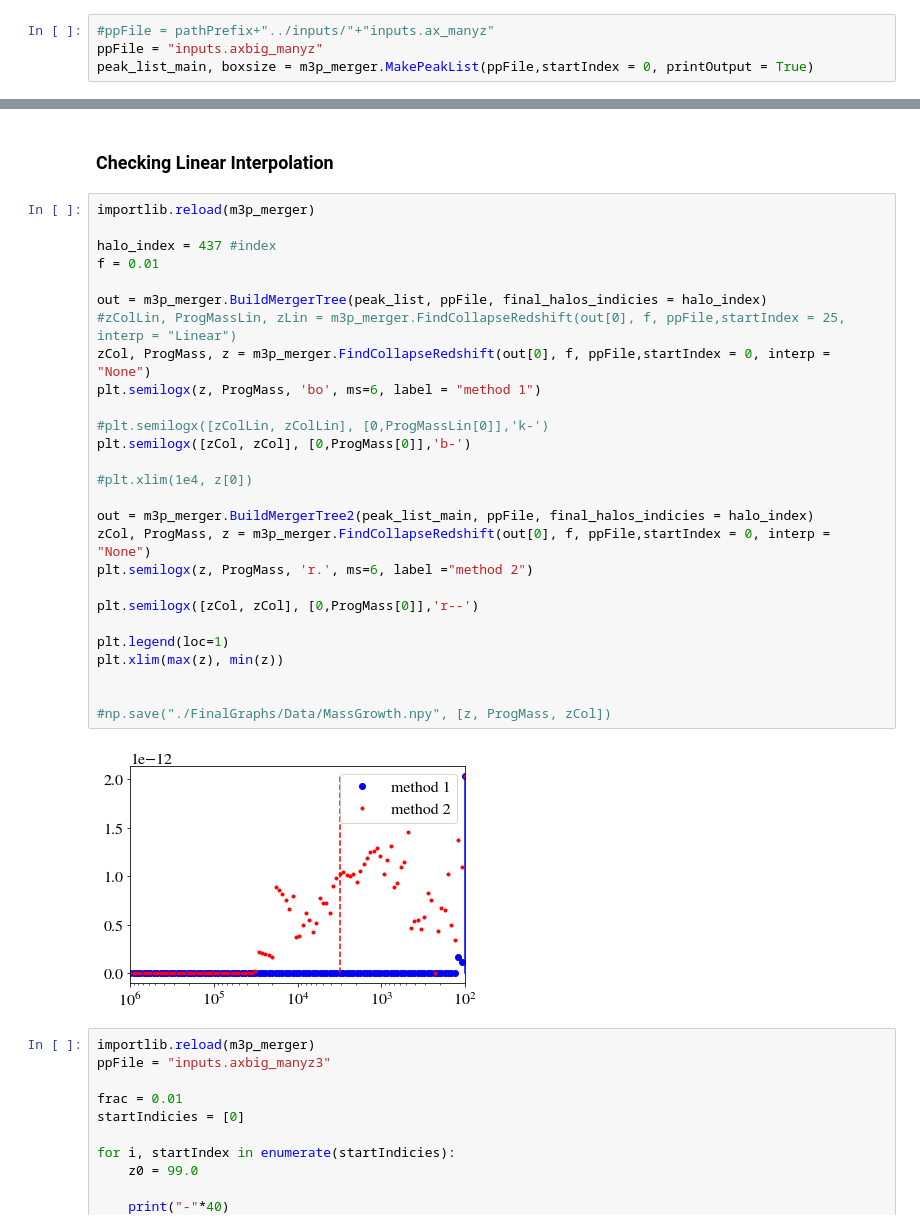
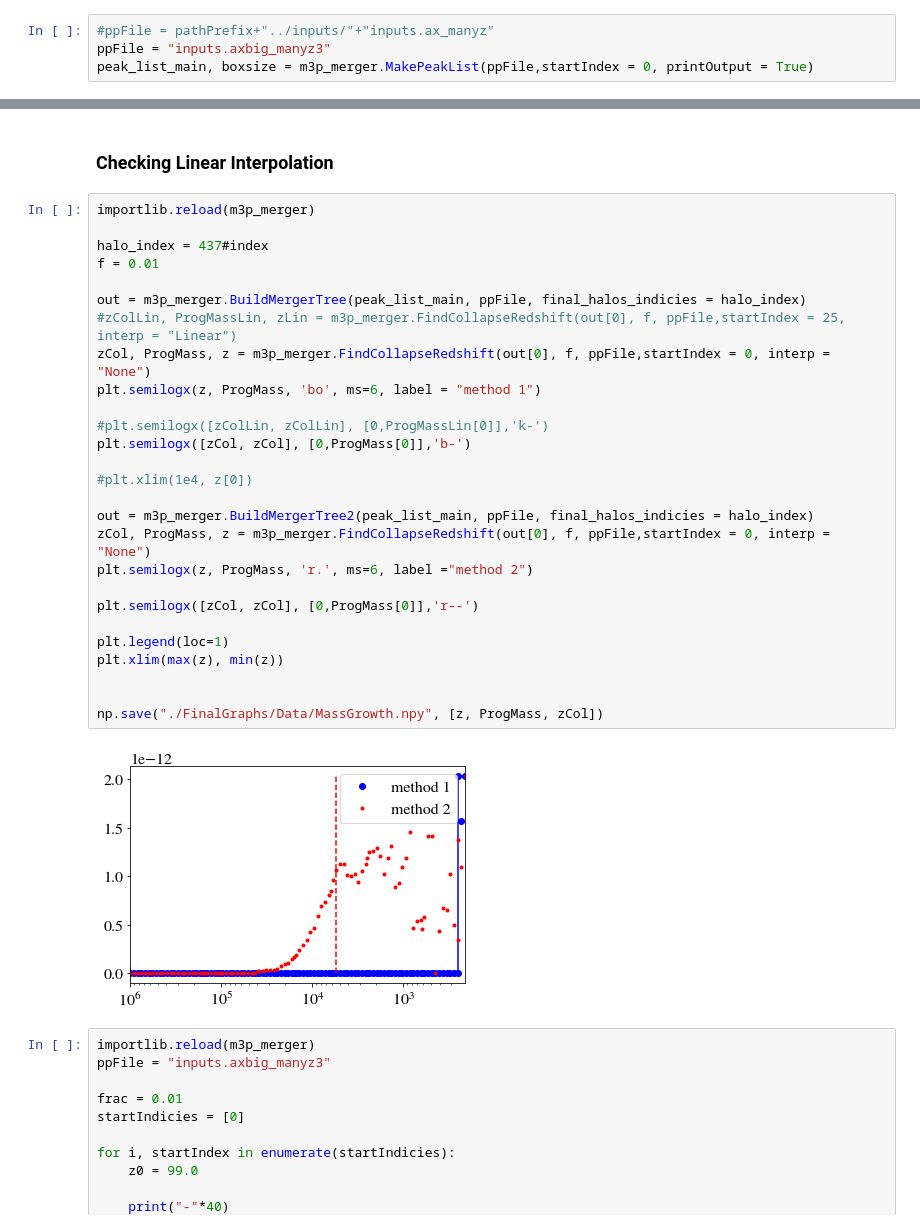
Before and after one commit to David-Ellis/m3p_merger, a Jupyter notebook: MergerTree.ipynb, the cells around one changed output, grey strips where cells are left out. Drawn from its saved outputs; the diff is of its cells as text.

```diff
--- a/MergerTree.ipynb
+++ b/MergerTree.ipynb
@@ -28,6 +28,6 @@ z_eq = Omega_m0/Omega_r0 - 1
 a_eq = 1/(1+z_eq)
 # %%
 #ppFile = pathPrefix+"../inputs/"+"inputs.ax_manyz"
-ppFile = "inputs.axbig_manyz"
+ppFile = "inputs.axbig_manyz3"
 peak_list_main, boxsize = m3p_merger.MakePeakList(ppFile,startIndex = 0, printOutput = True)
 # %% [output]
@@ -91,32 +90,32 @@ fig = m3p_merger.plotMergerTree(out2[0], ppFile, startIndex=0, font_size = 16, l
 # %%
 importlib.reload(m3p_merger)
 
-halo_index = 437 #index
+halo_index = 437#index
 f = 0.01
 
-out = m3p_merger.BuildMergerTree(peak_list, ppFile, final_halos_indicies = halo_index)
+out = m3p_merger.BuildMergerTree(peak_list_main, ppFile, final_halos_indicies = halo_index)
 #zColLin, ProgMassLin, zLin = m3p_merger.FindCollapseRedshift(out[0], f, ppFile,startIndex = 25, interp = "Linear")
 zCol, ProgMass, z = m3p_merger.FindCollapseRedshift(out[0], f, ppFile,startIndex = 0, interp = "None")
 plt.semilogx(z, ProgMass, 'bo', ms=6, label = "method 1")
 
 #plt.semilogx([zColLin, zColLin], [0,ProgMassLin[0]],'k-')
 plt.semilogx([zCol, zCol], [0,ProgMass[0]],'b-')
 
 #plt.xlim(1e4, z[0])
 
 out = m3p_merger.BuildMergerTree2(peak_list_main, ppFile, final_halos_indicies = halo_index)
 zCol, ProgMass, z = m3p_merger.FindCollapseRedshift(out[0], f, ppFile,startIndex = 0, interp = "None")
 plt.semilogx(z, ProgMass, 'r.', ms=6, label ="method 2")
 
 plt.semilogx([zCol, zCol], [0,ProgMass[0]],'r--')
 
 plt.legend(loc=1)
 plt.xlim(max(z), min(z))
 
 
-#np.save("./FinalGraphs/Data/MassGrowth.npy", [z, ProgMass, zCol])
+np.save("./FinalGraphs/Data/MassGrowth.npy", [z, ProgMass, zCol])
 # %% [output]
-[figure, old version]
+[figure, new version]
 # %%
 importlib.reload(m3p_merger)
 ppFile = "inputs.axbig_manyz3"
```
Also changed, not shown: parts of 3 cells of this notebook, 2 other files.
